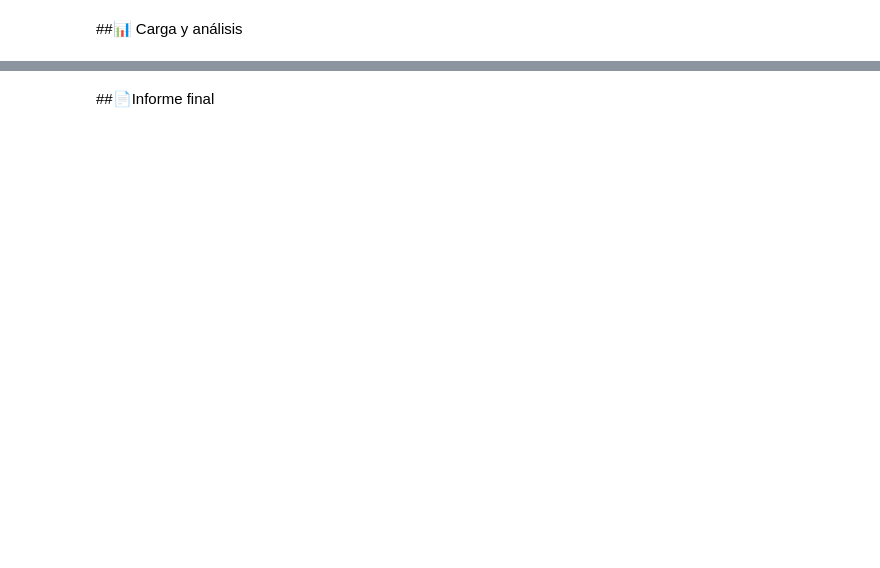
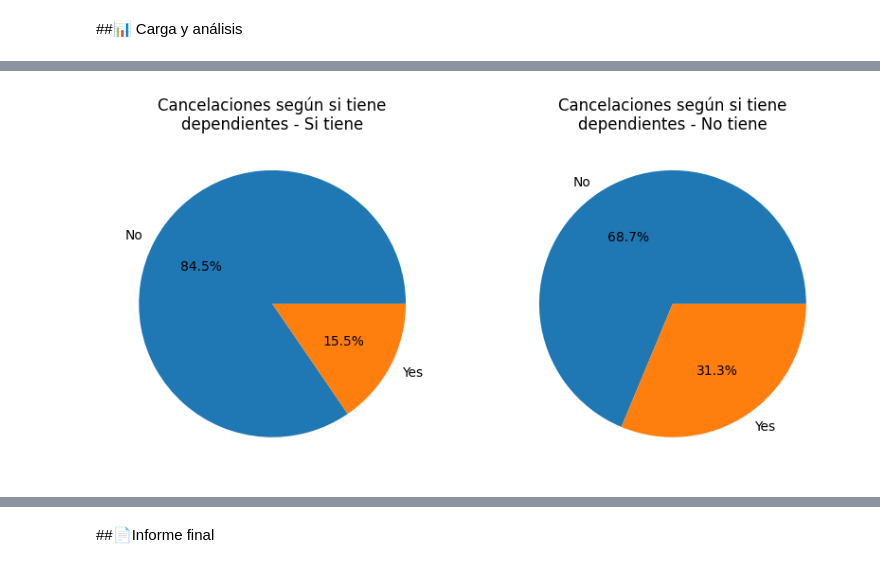
Before and after one commit to antonioacunab/challenge-telecom-x, a Jupyter notebook: TelecomX_LATAM.ipynb, the cells around one changed output, grey strips where cells are left out. Cells and saved outputs as stored; diff of their text form; code cells hidden in the pictures; blank space fills up the shorter version.

```diff
--- a/TelecomX_LATAM.ipynb
+++ b/TelecomX_LATAM.ipynb
@@ -36,0 +579,28 @@ df
+# %%
+# Create a df that stores the churn count
+
+churn_count = df.groupby("HasDependents")["Churn"].value_counts().reset_index()
+
+churn_yes = churn_count.copy()[(churn_count["HasDependents"] == "Yes")]
+churn_no  = churn_count.copy()[(churn_count["HasDependents"] == "No")]
+
+churn_yes.drop(columns=["HasDependents"], inplace=True)
+churn_yes.columns = ["Churn", "Count"]
+
+churn_no.drop(columns=["HasDependents"], inplace=True)
+churn_no.columns = ["Churn", "Count"]
+
+# Create the plots for men and women
+
+fig, ax = plt.subplots(1, 2, figsize=(10, 5))
+
+ax[0].pie(churn_yes["Count"], labels = churn_yes['Churn'], autopct="%1.1f%%")
+ax[0].set_title("Cancelaciones según si tiene\ndependientes - Si tiene")
+
+ax[1].pie(churn_no["Count"], labels = churn_no['Churn'], autopct="%1.1f%%")
+ax[1].set_title("Cancelaciones según si tiene\ndependientes - No tiene")
+
+# Use a graphic to show the ratio of customers who churned vs who didn't
+fig.show()
+# %% [output]
+[figure, added]
```
Also changed, not shown: parts of 46 cells of this notebook.
